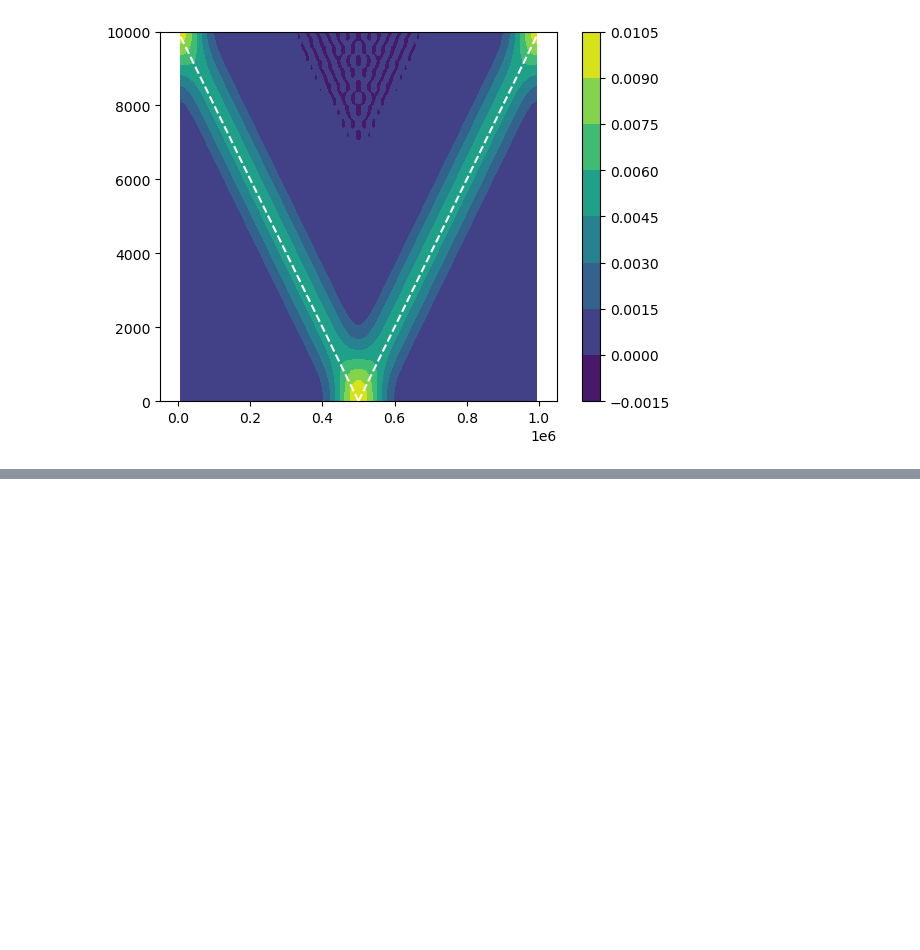
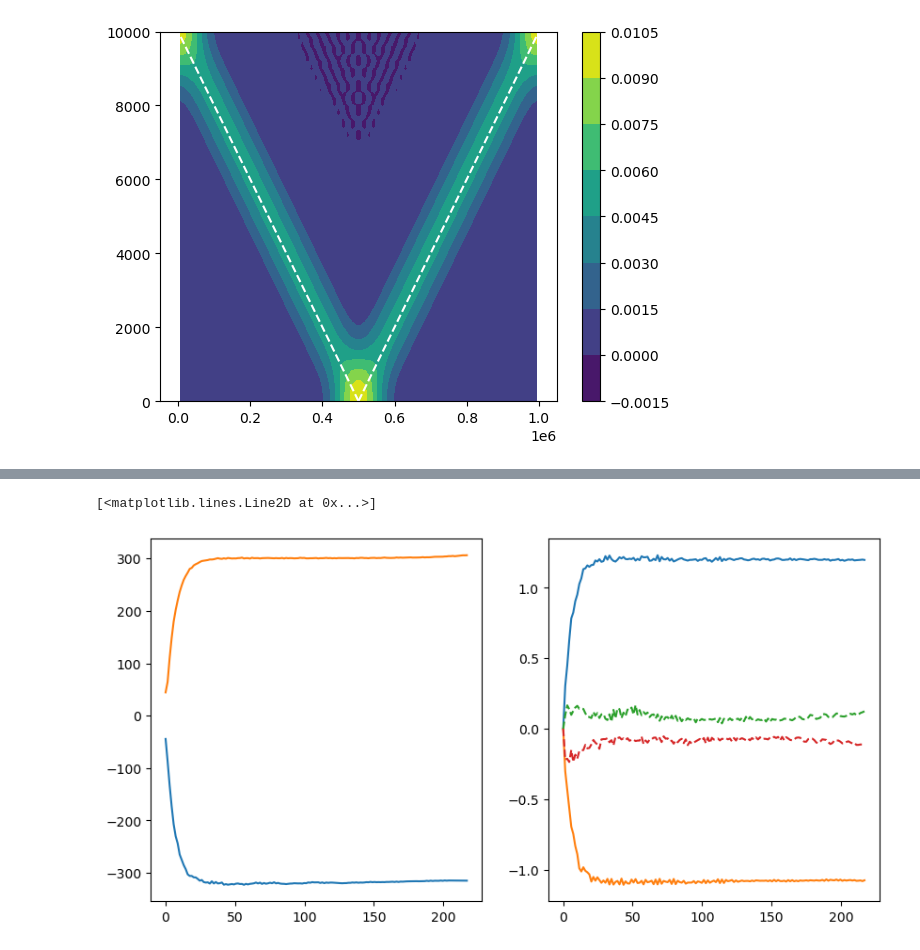
Before and after one commit to ThomasLi0314/OSSWEM_Thomas, a Jupyter notebook: Cgrid-SWEM.ipynb, the cells around one changed output, grey strips where cells are left out. Saved outputs shown, nothing was run; the diff lists cells and outputs as text; code cells hidden in the pictures; blank space fills up the shorter version.

```diff
--- a/Cgrid-SWEM.ipynb
+++ b/Cgrid-SWEM.ipynb
@@ -607,0 +677,11 @@ Running...
+# %%
+fig,ax = plt.subplots(1,2,figsize=(10,5))
+ax[0].plot( time/86400, eta.min(axis=(1,2)) )
+ax[0].plot( time/86400, eta.max(axis=(1,2)) )
+ax[1].plot( time/86400, u.max(axis=(1,2)) )
+ax[1].plot( time/86400, u.min(axis=(1,2)) )
+ax[1].plot( time/86400, v.max(axis=(1,2)), '--' )
+ax[1].plot( time/86400, v.min(axis=(1,2)), '--' )
+# %% [output]
+[<matplotlib.lines.Line2D at 0x...>]
+[figure, added]
```
Also changed, not shown: parts of 7 cells of this notebook.
